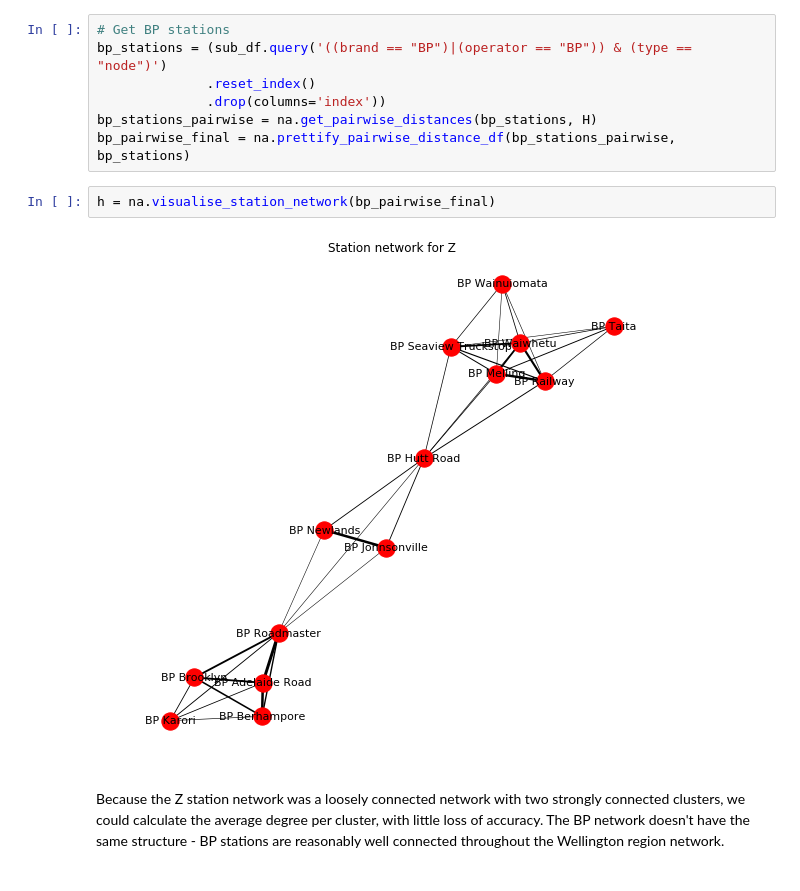
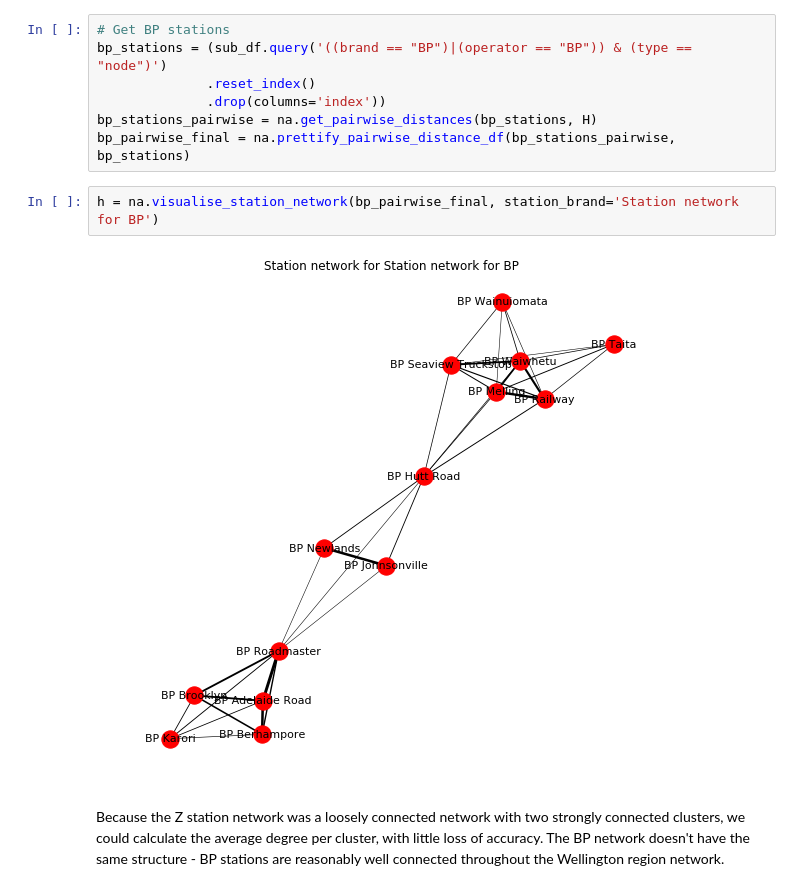
Before and after one commit to shriv/fuel-stations, a Jupyter notebook: Fuel Stations Analysis.ipynb, the cells around one changed output. Saved outputs shown, nothing was run; the diff lists cells and outputs as text.

Commit message:
Corrected minor mistake in figure

```diff
--- a/Fuel Stations Analysis.ipynb
+++ b/Fuel Stations Analysis.ipynb
@@ -354,9 +354,9 @@ bp_stations = (sub_df.query('((brand == "BP")|(operator == "BP")) & (type == "no
 bp_stations_pairwise = na.get_pairwise_distances(bp_stations, H)
 bp_pairwise_final = na.prettify_pairwise_distance_df(bp_stations_pairwise, bp_stations)
 # %%
-h = na.visualise_station_network(bp_pairwise_final)
+h = na.visualise_station_network(bp_pairwise_final, station_brand='Station network for BP')
 # %% [output]
-[figure, old version]
+[figure, new version]
 # %% [markdown]
 Because the Z station network was a loosely connected network with two strongly connected clusters, we could calculate the average degree per cluster, with little loss of accuracy. The BP network doesn't have the same structure - BP stations are reasonably well connected throughout the Wellington region network.
 # %% [markdown]
```
